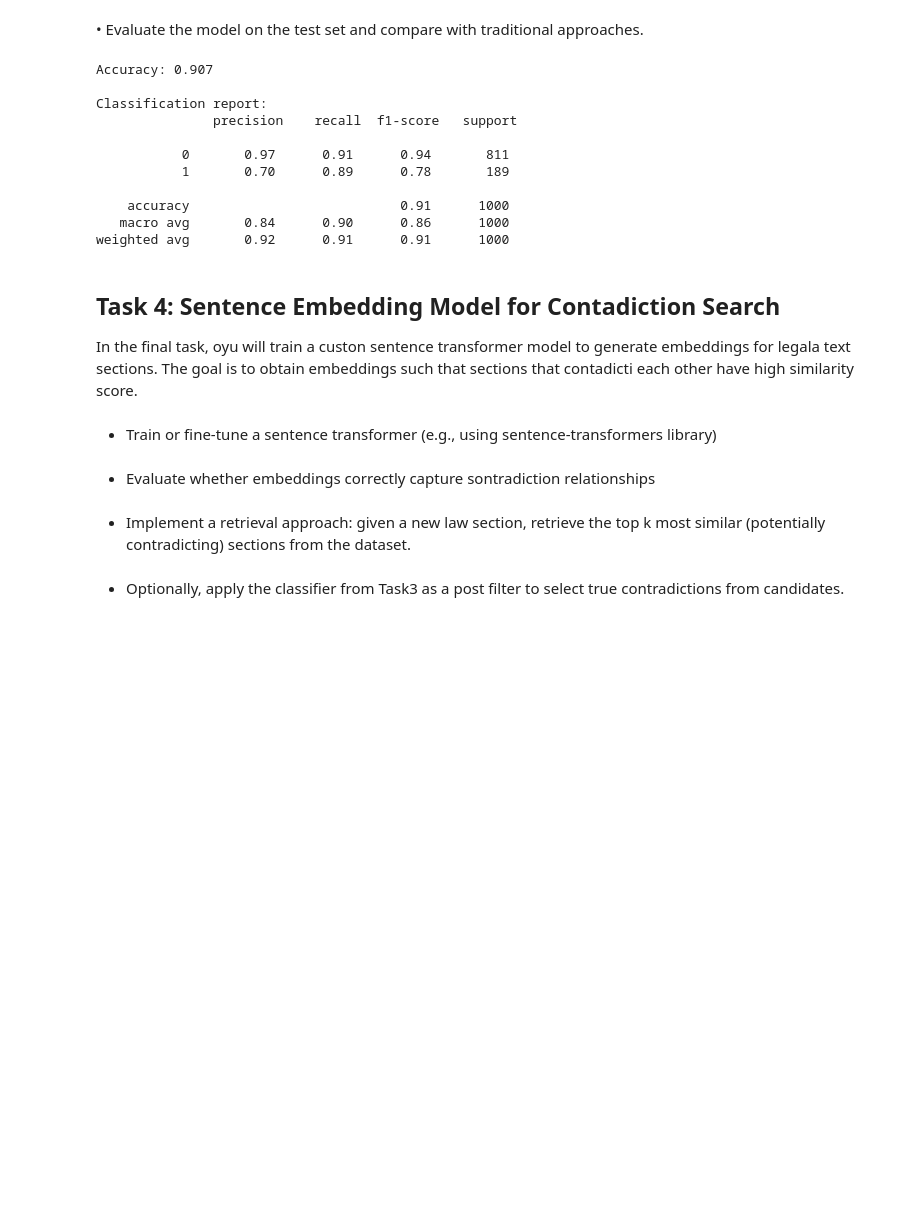
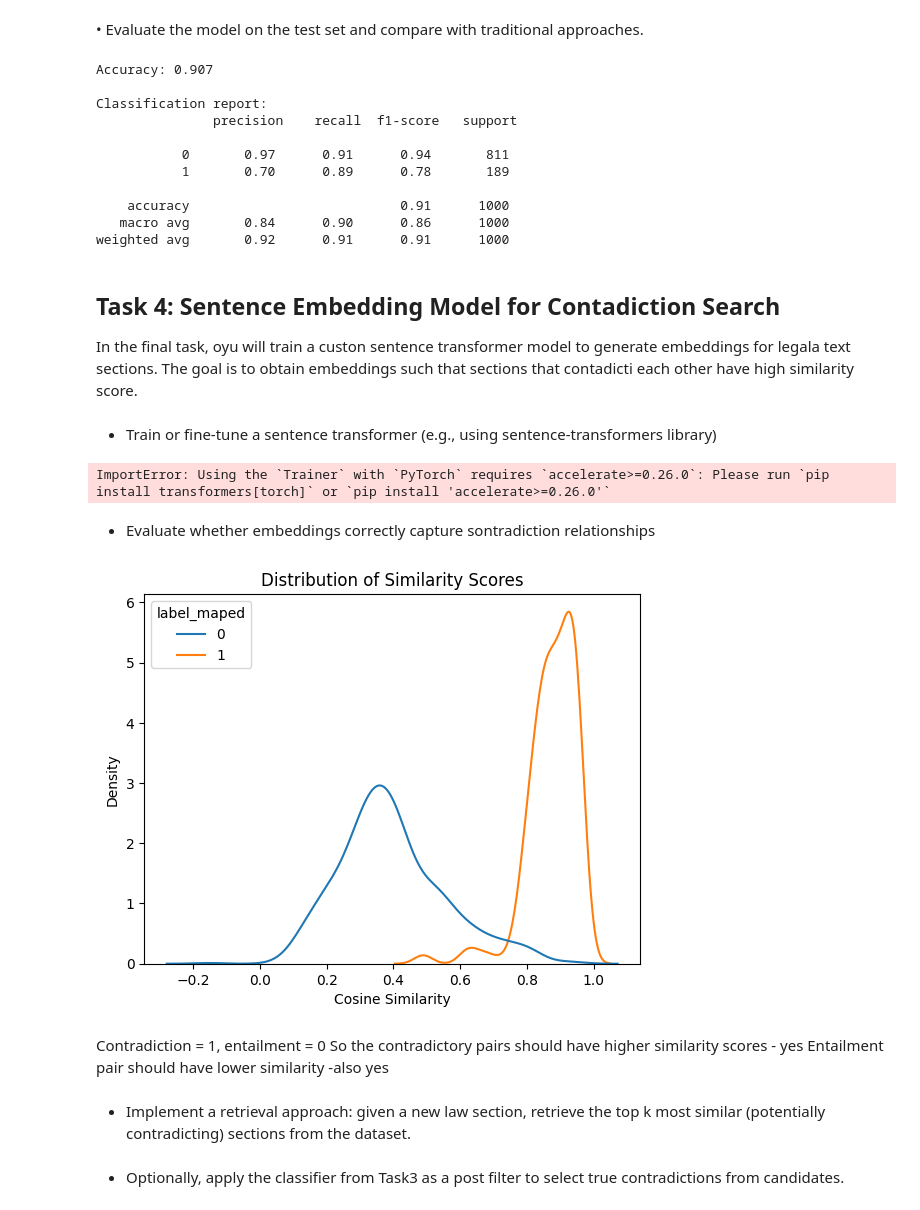
Before and after one commit to Favstina/IntelligentSystems-Assigment_2, a Jupyter notebook: Assigment2.ipynb, the cells around one changed output. Saved outputs shown, nothing was run; the diff lists cells and outputs as text; code cells hidden in the pictures; blank space fills up the shorter version.

```diff
--- a/Assigment2.ipynb
+++ b/Assigment2.ipynb
@@ -643,7 +643,64 @@ weighted avg       0.92      0.91      0.91      1000
 In the final task, oyu will train a custon sentence transformer model to generate embeddings for legala text sections. The goal is to obtain embeddings such that sections that contadicti each other have high similarity score.
 # %% [markdown]
 * Train or fine-tune a sentence transformer (e.g., using sentence-transformers library)
+# %%
+from sentence_transformers import SentenceTransformer, losses, util, InputExample
+
+model = SentenceTransformer("all-MiniLM-L6-v2")
+
+train_examples = []
+for _, row in en_train.iterrows():
+    example = InputExample(
+        texts=[row["premise"], row["hypothesis"]],
+        label=float(row["label_maped"])
+    )
+    train_examples.append(example)
+
+
+train_loader = DataLoader(train_examples, batch_size=4, shuffle=True)
+
+
+
+# loss function -> ContrastiveLoss for detecting contradictions
+train_loss = losses.ContrastiveLoss(model=model)
+
+model.fit(
+    train_objectives=[(train_loader, train_loss)],
+    epochs=3,
+    warmup_steps=100,
+    output_path="./contradictions-model"
+)
+# %% [output]
+ImportError: Using the `Trainer` with `PyTorch` requires `accelerate>=0.26.0`: Please run `pip install transformers[torch]` or `pip install 'accelerate>=0.26.0'`
+# %%
+# i ran model in separate python file, because jupyter notebook is shit
+
+model = SentenceTransformer("./contradictions-model")
 # %% [markdown]
 * Evaluate whether embeddings correctly capture sontradiction relationships
+# %%
+premise_embed = model.encode(en_train["premise"].tolist(), convert_to_tensor=True)
+hypothesis_embed = model.encode(en_train["hypothesis"].tolist(), convert_to_tensor=True)
+
+# contradictory texts are expected to have high similarity
+similar = util.cos_sim(premise_embed, hypothesis_embed)
+
+# similarity is a nxn matrix
+# Extract diagonal (pairwise similarities)
+similarity_scores = similar.diagonal()
+
+en_train["similarity"] = similarity_scores.cpu().numpy()
+# %%
+sns.kdeplot(data=en_train, x="similarity", hue="label_maped", common_norm=False)
+plt.title("Distribution of Similarity Scores")
+plt.xlabel("Cosine Similarity")
+plt.ylabel("Density")
+plt.show()
+# %% [output]
+[figure, added]
+# %% [markdown]
+Contradiction = 1, entailment = 0
+So the contradictory pairs should have higher similarity scores - yes
+Entailment pair should have lower similarity -also yes
 # %% [markdown]
 * Implement a retrieval approach: given a new law section, retrieve the top k most similar (potentially contradicting) sections from the dataset.
```
Also changed, not shown: parts of 2 cells of this notebook, 13 other files.
